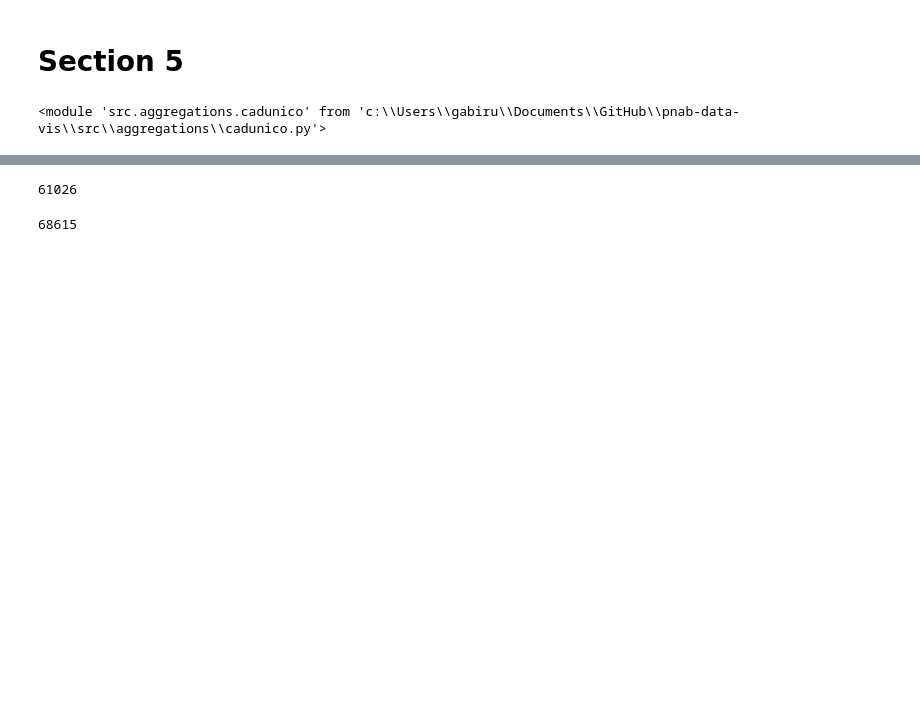
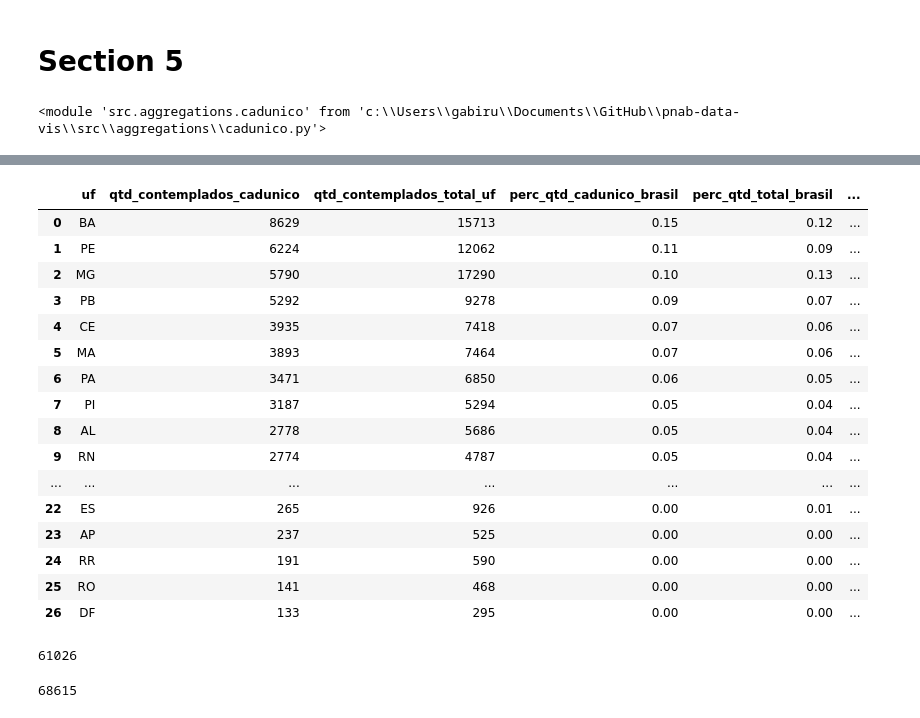
Before and after one commit to SGE-Subsecretaria-de-Gestao-Estrategica/pnab-data-vis, a Jupyter notebook: src/notebooks/gabriel_create_csv.ipynb, the cells around one changed output, grey strips where cells are left out. Cells and saved outputs as stored; diff of their text form; code cells hidden in the pictures; blank space fills up the shorter version.

```diff
--- a/src/notebooks/gabriel_create_csv.ipynb
+++ b/src/notebooks/gabriel_create_csv.ipynb
@@ -20,6 +20,6 @@ importlib.reload(person)
 importlib.reload(labor)
 importlib.reload(cadunico)
 
-pd.set_option("display.float_format", "{:,.4f}".format)
+pd.set_option("display.float_format", "{:,.2f}".format)
 pd.set_option("display.max_columns", None)
 # %%
@@ -405,3 +451,23 @@ df_cad_unico_by_uf.to_csv(settings.DATA_PATH_SECTION5 / 'aggregate_cadunico_by_u
+# %%
+df_cad_unico_by_uf
+# %% [output]
+|  | uf | qtd_contemplados_cadunico | qtd_contemplados_total_uf | perc_qtd_cadunico_brasil | perc_qtd_total_brasil | ... |
+| 0 | BA | 8629 | 15713 | 0.15 | 0.12 | ... |
+| 1 | PE | 6224 | 12062 | 0.11 | 0.09 | ... |
+| 2 | MG | 5790 | 17290 | 0.10 | 0.13 | ... |
+| 3 | PB | 5292 | 9278 | 0.09 | 0.07 | ... |
+| 4 | CE | 3935 | 7418 | 0.07 | 0.06 | ... |
+| 5 | MA | 3893 | 7464 | 0.07 | 0.06 | ... |
+| 6 | PA | 3471 | 6850 | 0.06 | 0.05 | ... |
+| 7 | PI | 3187 | 5294 | 0.05 | 0.04 | ... |
+| 8 | AL | 2778 | 5686 | 0.05 | 0.04 | ... |
+| 9 | RN | 2774 | 4787 | 0.05 | 0.04 | ... |
+| ... | ... | ... | ... | ... | ... | ... |
+| 22 | ES | 265 | 926 | 0.00 | 0.01 | ... |
+| 23 | AP | 237 | 525 | 0.00 | 0.00 | ... |
+| 24 | RR | 191 | 590 | 0.00 | 0.00 | ... |
+| 25 | RO | 141 | 468 | 0.00 | 0.00 | ... |
+| 26 | DF | 133 | 295 | 0.00 | 0.00 | ... |
 # %%
 # aggregate_cadunico_by_value_group.csv
 df_cad_unic_faixa_valor = cadunico.aggregate_cadunico_by_value_group(df_cubo=df_cubo)
```
Also changed, not shown: parts of 15 cells of this notebook, 2 other files.
